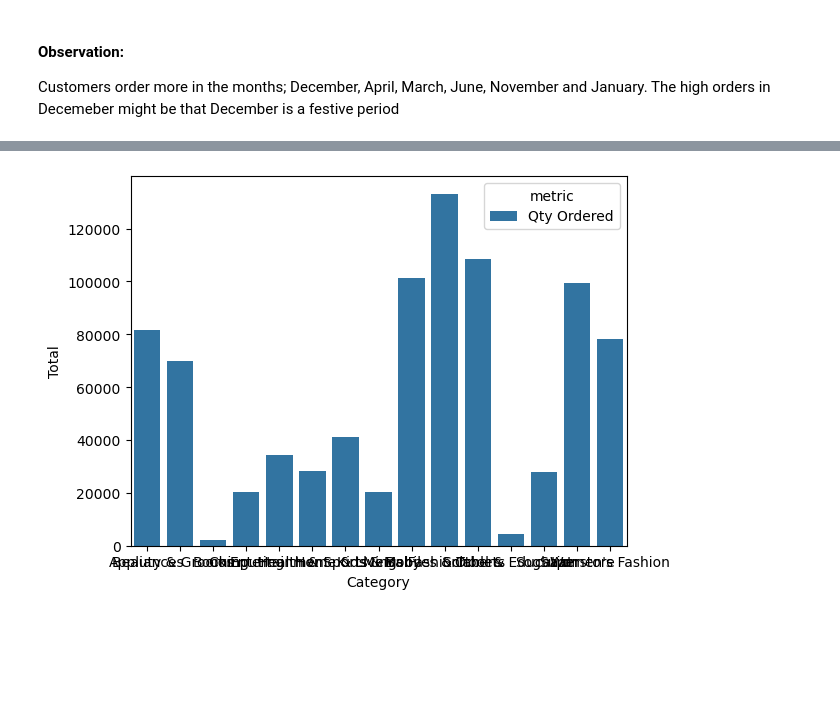
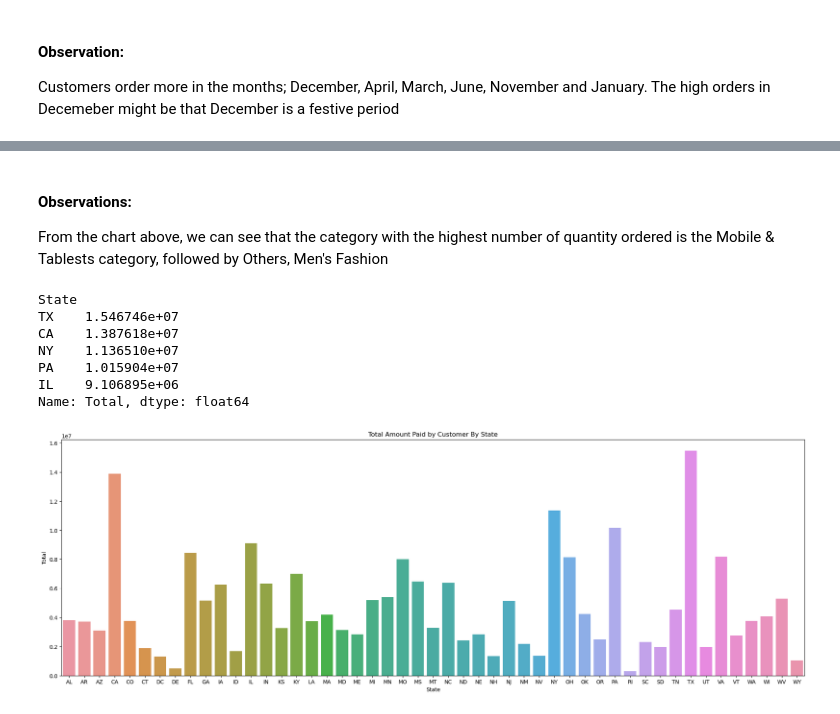
Before and after one commit to Baltto365/Sterling-Ecommerce-EDA, a Jupyter notebook: Sterling Analysis.ipynb, the cells around one changed output, grey strips where cells are left out. Drawn from its saved outputs; the diff is of its cells as text; code cells hidden in the pictures; blank space fills up the shorter version.

```diff
--- a/Sterling Analysis.ipynb
+++ b/Sterling Analysis.ipynb
@@ -8,7 +8,7 @@ import warnings
 warnings.filterwarnings('ignore')
 # %%
 #Load file
-ste = pd.read_csv(r"C:\Users\HP 1030\Desktop\FSDS\Week 7 - Python\EDA\Case Study\Sterling Ecommerce Case Study\sterling.csv")
+ste = pd.read_csv('sterling.csv')
 # %%
 # Print the top rows
 ste.head()
@@ -253,8 +286,20 @@ Customers order more in the months; December, April,  March, June, November and
+# %% [markdown]
+#### Observations:
+From the chart above, we can see that the category with the highest number of quantity ordered is the Mobile & Tablests category, followed by Others, Men's Fashion
 # %%
-# Product category against Order Quantity
+#Total sales by state
+plt.figure(figsize=(25,8))
+procat = ste.groupby('State')['Total'].sum().reset_index()
+sb.barplot(x="State", data=procat, y="Total")
+plt.title("Total Amount Paid by Customer By State");
 
-procat = ste.groupby("Category")[["Qty Ordered", ""]].sum().reset_index()
-procat = pd.melt(procat, id_vars="Category", var_name="metric", value_name="Total")
-sb.barplot(x="Category", data=procat, y="Total", hue="metric");
+ste.groupby(['State'])['Total'].sum().sort_values(ascending=False).head(5)
 # %% [output]
+State
+TX    1.546746e+07
+CA    1.387618e+07
+NY    1.136510e+07
+PA    1.015904e+07
+IL    9.106895e+06
+Name: Total, dtype: float64
-[figure, old version]
+[figure, new version]
```
Also changed, not shown: parts of 22 cells of this notebook.
